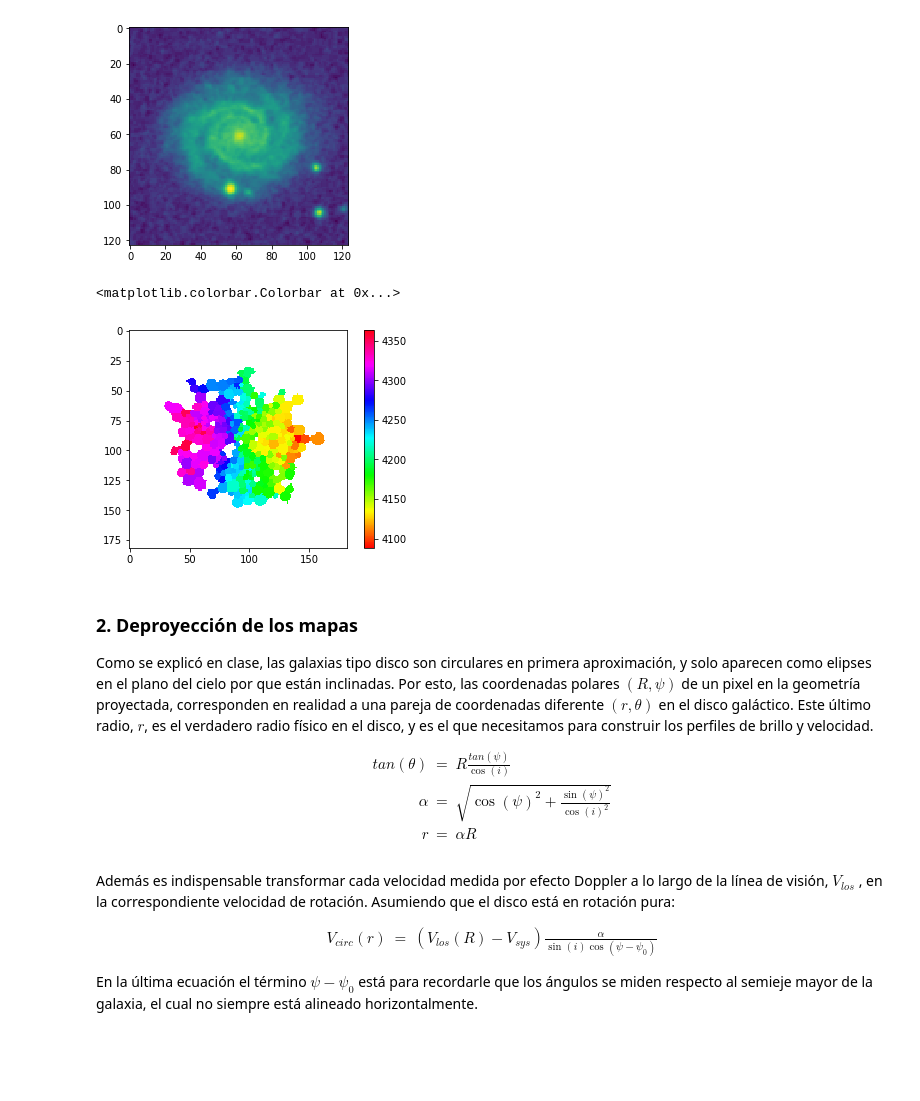
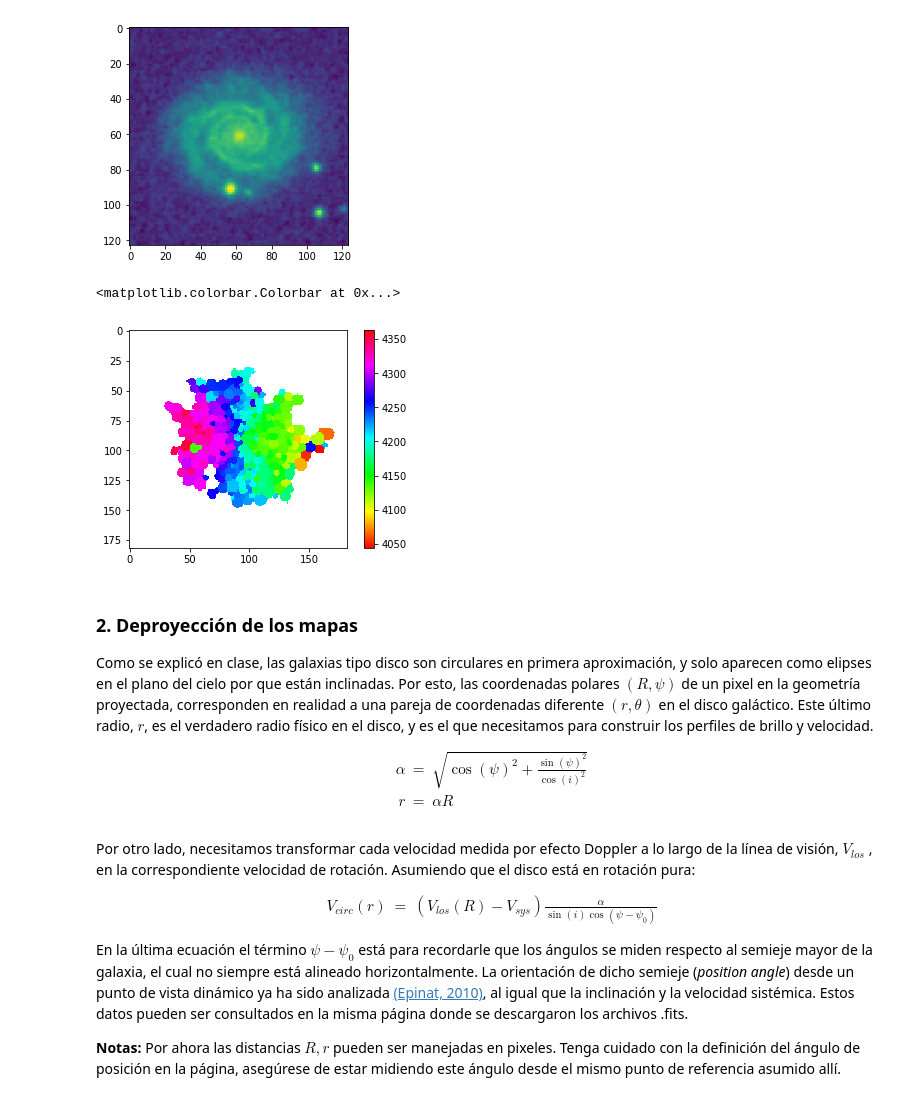
Before and after one commit to juan-pineda/Modelado_1_2019, a Jupyter notebook: Semana_2_3/Trabajo.ipynb, the cells around one changed output. Saved outputs shown, nothing was run; the diff lists cells and outputs as text; code cells hidden in the pictures; blank space fills up the shorter version.

Commit message:
Trabajo galaxias V final

```diff
--- a/Semana_2/Trabajo.ipynb
+++ b/Semana_2_3/Trabajo.ipynb
@@ -31,13 +34,13 @@ plt.imshow(np.log10(flux),interpolation=None)
 [figure]
 # %%
 # Equivalentemente con el mapa de velocidad
-hdu = fits.open("ugc4555_mascarada.fits")
+hdu = fits.open("data/ugc4555_rv_voro.fits")
 velmap = hdu[0].data
 plt.imshow(velmap,cmap="hsv",interpolation=None)
 plt.colorbar()
 # %% [output]
 <matplotlib.colorbar.Colorbar at 0x...>
-[figure, old version]
+[figure, new version]
 # %% [markdown]
 ### 2. Deproyección de los mapas
 Como se explicó en clase, las galaxias tipo disco son circulares en primera aproximación,
@@ -47,12 +50,11 @@ en realidad a una pareja de coordenadas diferente $(r,\theta)$ en el disco galá
 Este último radio, $r$, es el verdadero radio físico en el disco, y es el que necesitamos para construir los perfiles de brillo y velocidad.
 
 \begin{eqnarray}
-tan(\theta) & = & R\frac{tan(\psi)}{\cos(i)} \nonumber \\
 \alpha & = & \sqrt{\cos(\psi)^2 + \frac{\sin(\psi)^2}{\cos(i)^2}} \nonumber \\
 r & = & \alpha R \nonumber
 \end{eqnarray}
 # %% [markdown]
-Además es indispensable transformar cada velocidad medida por efecto Doppler a lo largo de la línea de visión, $V_{los}$ , en la correspondiente velocidad de rotación. Asumiendo que el disco
+Por otro lado, necesitamos transformar cada velocidad medida por efecto Doppler a lo largo de la línea de visión, $V_{los}$ , en la correspondiente velocidad de rotación. Asumiendo que el disco
 está en rotación pura:
 
 
@@ -61,5 +63,7 @@ V_{circ}(r) & = & (V_{los}(R) - V_{sys})\frac{\alpha}{\sin(i)\cos(\psi - \psi_0)
 \end{eqnarray}
 
 En la última ecuación el término $\psi - \psi_0$ está para recordarle que los ángulos se miden
-respecto al semieje mayor de la galaxia, el cual no siempre está alineado horizontalmente.
+respecto al semieje mayor de la galaxia, el cual no siempre está alineado horizontalmente. La orientación de dicho semieje (_position angle_) desde un punto de vista dinámico ya ha sido analizada [(Epinat, 2010)](http://adsabs.harvard.edu/abs/2008MNRAS.390..466E), al igual que la inclinación y la velocidad sistémica. Estos datos pueden ser consultados en la misma página donde se descargaron los archivos .fits.
+
+**Notas:** Por ahora las distancias $R,r$ pueden ser manejadas en pixeles. Tenga cuidado con la definición del ángulo de posición en la página, asegúrese de estar midiendo este ángulo desde el mismo punto de referencia asumido allí.
 # %% [markdown]
```
Also changed, not shown: parts of 16 cells of this notebook, 10 other files.
